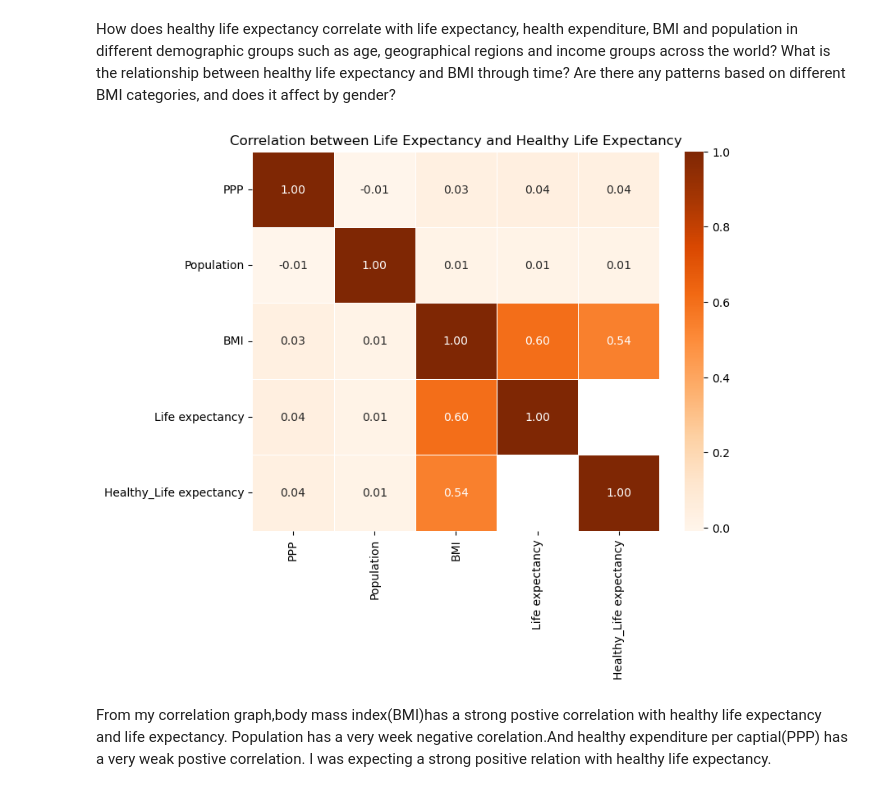
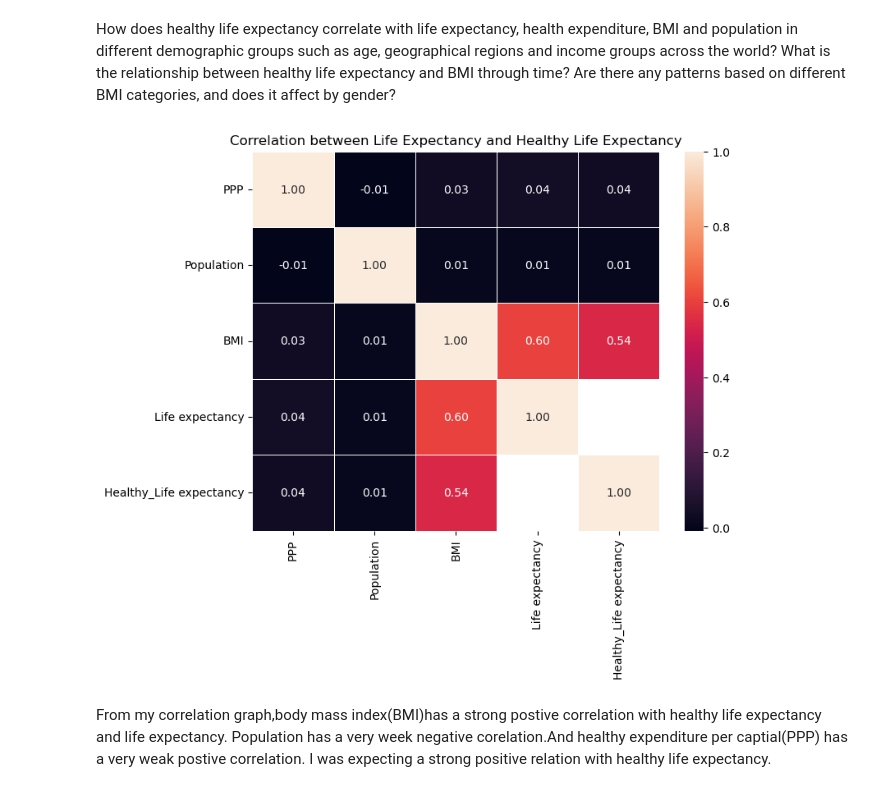
Before and after one commit to Fozeyasaid/Capston, a Jupyter notebook: Capstone .ipynb, the cells around one changed output. Drawn from its saved outputs; the diff is of its cells as text; code cells hidden in the pictures.

```diff
--- a/Capstone .ipynb
+++ b/Capstone .ipynb
@@ -524,13 +536,13 @@ combine_df.corr(numeric_only=True)
 # %%
 correlation = combine_df[['PPP','Population','BMI','Life expectancy','Healthy_Life expectancy']].corr()
 
 # Create a heatmap
-plt.figure(figsize=(8, 6))
-sns.heatmap(correlation, annot=True, cmap='Oranges', fmt='.2f', linewidths=0.5)
+plt.figure(figsize=(8, 6)), sns.color_palette("YlOrBr", as_cmap=True)
+sns.heatmap(correlation, annot=True,fmt='.2f', linewidths=0.5)
 plt.title('Correlation between Life Expectancy and Healthy Life Expectancy')
 plt.show()
 # %% [output]
-[figure, old version]
+[figure, new version]
 # %% [markdown]
 From my correlation graph,body mass index(BMI)has a strong postive correlation with healthy life expectancy and life expectancy.
 Population has a very week negative corelation.And healthy expenditure per captial(PPP) has a very weak postive correlation.
```
Also changed, not shown: parts of 15 cells of this notebook, 1 other file.
